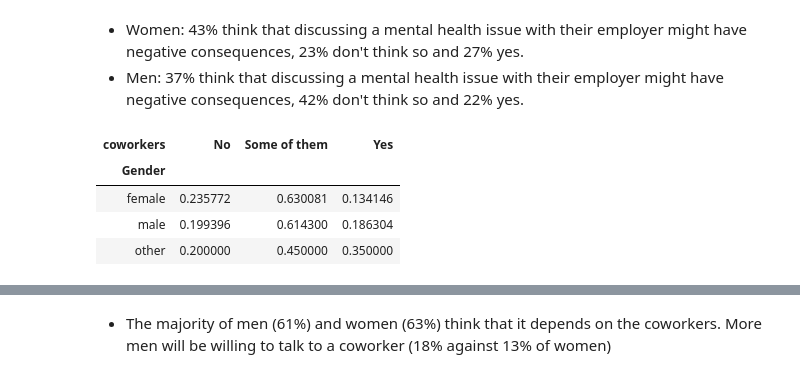
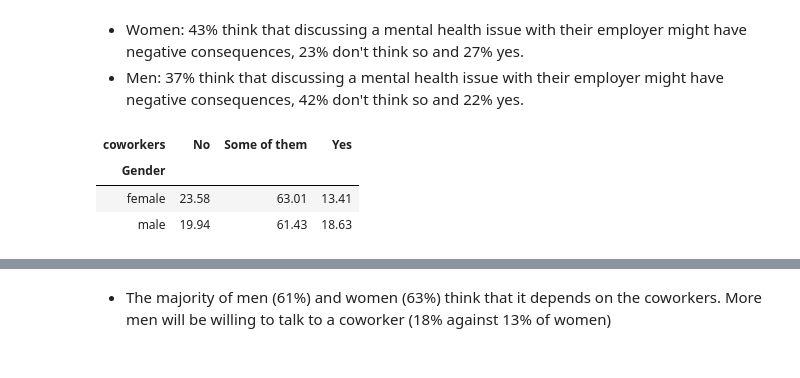
Before and after one commit to chriszapp/data-squad-32_EDA, a Jupyter notebook: Attitude towards mental health.ipynb, the cells around one changed output, grey strips where cells are left out. Saved outputs shown, nothing was run; the diff lists cells and outputs as text; code cells hidden in the pictures.

```diff
--- a/Attitude towards mental health.ipynb
+++ b/Attitude towards mental health.ipynb
@@ -98,4 +97,5 @@ Unbalanced population between men and women - use relative number
 gender_att = tech[['Gender', 'treatment', 'mental_health_consequence', 'coworkers',
                   'supervisor', 'mental_health_interview', 'mental_vs_physical']]
 
-gender_att
+# drop others
+gender_att = gender_att.loc[gender_att['Gender'] != 'other']
@@ -148,11 +146,11 @@ crosstab_mental_health_consequence
 - Men: 37% think that discussing a mental health issue with their employer might have negative consequences, 42% don't think so and 22% yes.
 # %%
 # Gender and coworkers
-crosstab_coworkers = pd.crosstab(index=gender_att["Gender"], columns=gender_att['coworkers'],normalize='index')
+crosstab_coworkers = pd.crosstab(index=gender_att["Gender"], columns=gender_att['coworkers'],normalize='index')\
+    .round(4)*100
 crosstab_coworkers
 # %% [output]
 | coworkers | No | Some of them | Yes |
 | Gender |  |  |  |
-| female | 0.235772 | 0.630081 | 0.134146 |
-| male | 0.199396 | 0.614300 | 0.186304 |
-| other | 0.200000 | 0.450000 | 0.350000 |
+| female | 23.58 | 63.01 | 13.41 |
+| male | 19.94 | 61.43 | 18.63 |
```
Also changed, not shown: parts of 18 cells of this notebook.
